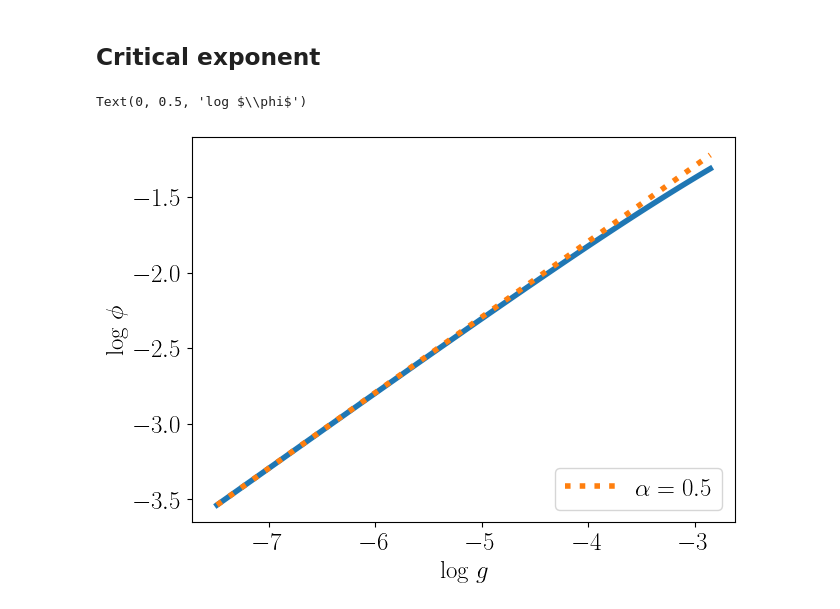
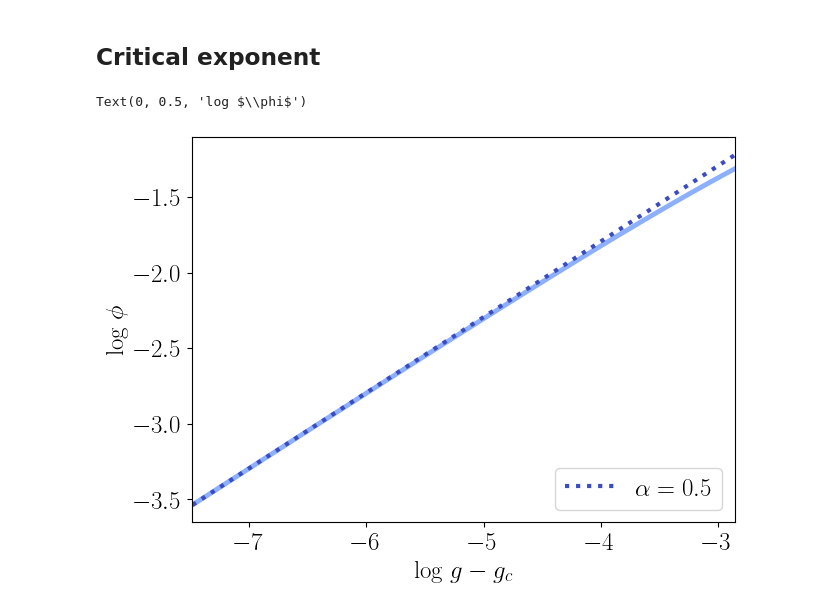
Before and after one commit to julessueir/FermionsOpenCavity, a Jupyter notebook: Free_fermions/plots.ipynb, the cells around one changed output. Drawn from its saved outputs; the diff is of its cells as text; code cells hidden in the pictures.

```diff
--- a/Free_fermions/plots.ipynb
+++ b/Free_fermions/plots.ipynb
@@ -372,33 +372,34 @@ plot_MF(J, delta, Gamma, gmax, fileName = 'MF_highBandwidth.pdf')
 # %% [markdown]
 ## Critical exponent
 # %%
-t = 1
+J = 1
 delta = 1
 Gamma = 1* delta
 N_int = 200
 bar_n = 1
 
 n_g = 100
 
 T_LF = (1/(4*delta))*(delta**2 + (Gamma**2 / 4))
 
-g_c = criticalCouplingLM(t, delta, Gamma, distrib = 'Boson')
+g_c = criticalCouplingLM(J, delta, Gamma, distrib = 'Boson')
 gs = g_c * np.exp(np.linspace(0, 0.05, num = n_g+1)[1:])
 phi_res = []
 phi = 0
 for i in range(n_g):
     initial_phi = max(np.abs(phi), 1e0)
-    mu, phi = solve_meanFieldEquations(t, gs[i], delta, Gamma, bar_n, initial_mu = 0, initial_phi = initial_phi, distrib = 'cavity', verbose = False)
+    mu, phi = solve_meanFieldEquations(J, gs[i], delta, Gamma, bar_n, initial_mu = 0, initial_phi = initial_phi, distrib = 'cavity', verbose = False)
     phi_res.append(phi)
 phi_res = np.array(phi_res, dtype = float)
 log_phi = np.log(phi_res)
 log_g = np.log(gs - g_c)
 fig, ax = plt.subplots(figsize = (7,5))
-ax.plot(log_g, log_phi, lw = 4)
-ax.plot(log_g, log_phi[0] + 0.5* (log_g - log_g[0]), linestyle = ':', lw = 4, label = r'$\alpha = 0.5$')
+ax.plot(log_g, log_phi, lw = 3.5, c = light_blue)
+ax.plot(log_g, log_phi[0] + 0.5* (log_g - log_g[0]), linestyle = ':', lw = 3, label = r'$\alpha = 0.5$', c = blue)
+ax.set_xlim((np.min(log_g), np.max(log_g)))
 ax.legend(loc ='lower right')
-ax.set_xlabel(r'log $g$')
+ax.set_xlabel(r'log $g- g_c$')
 ax.set_ylabel(r'log $\phi$')
 # %% [output]
 Text(0, 0.5, 'log $\\phi$')
-[figure, old version]
+[figure, new version]
```
Also changed, not shown: 8 other files.
